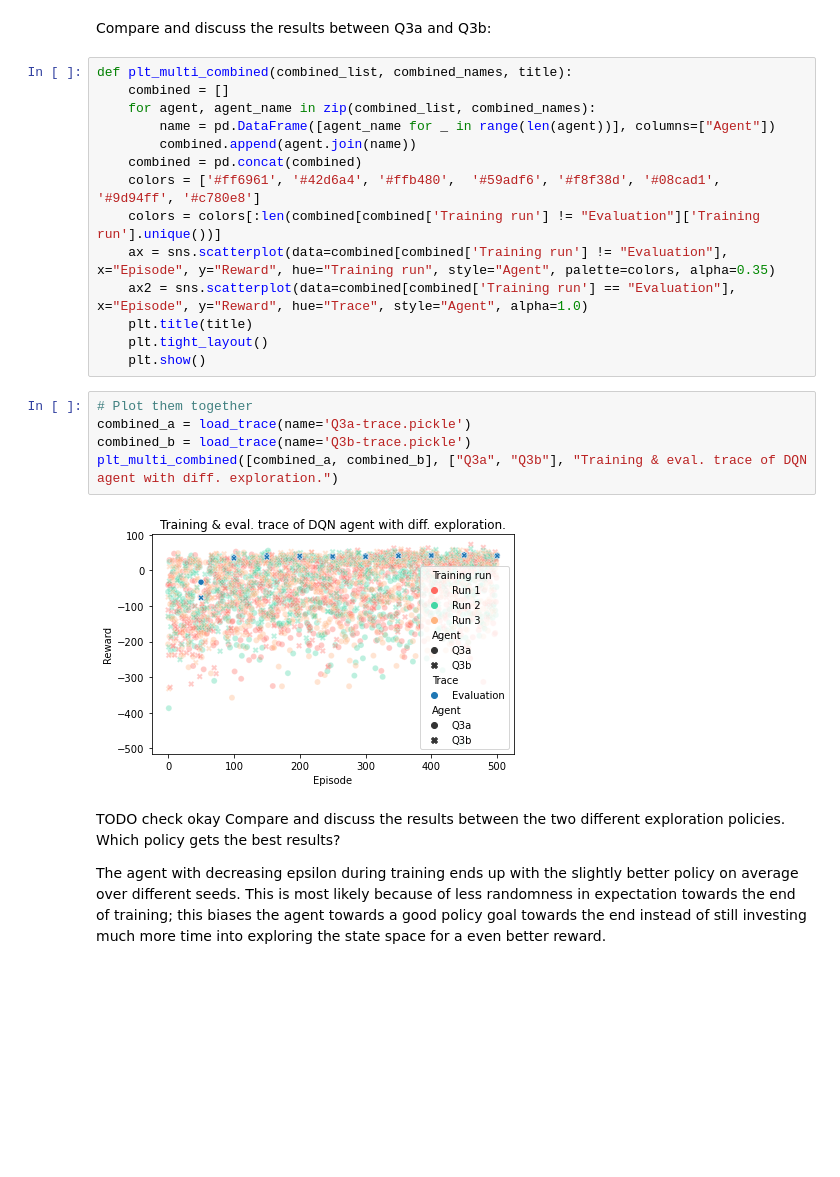
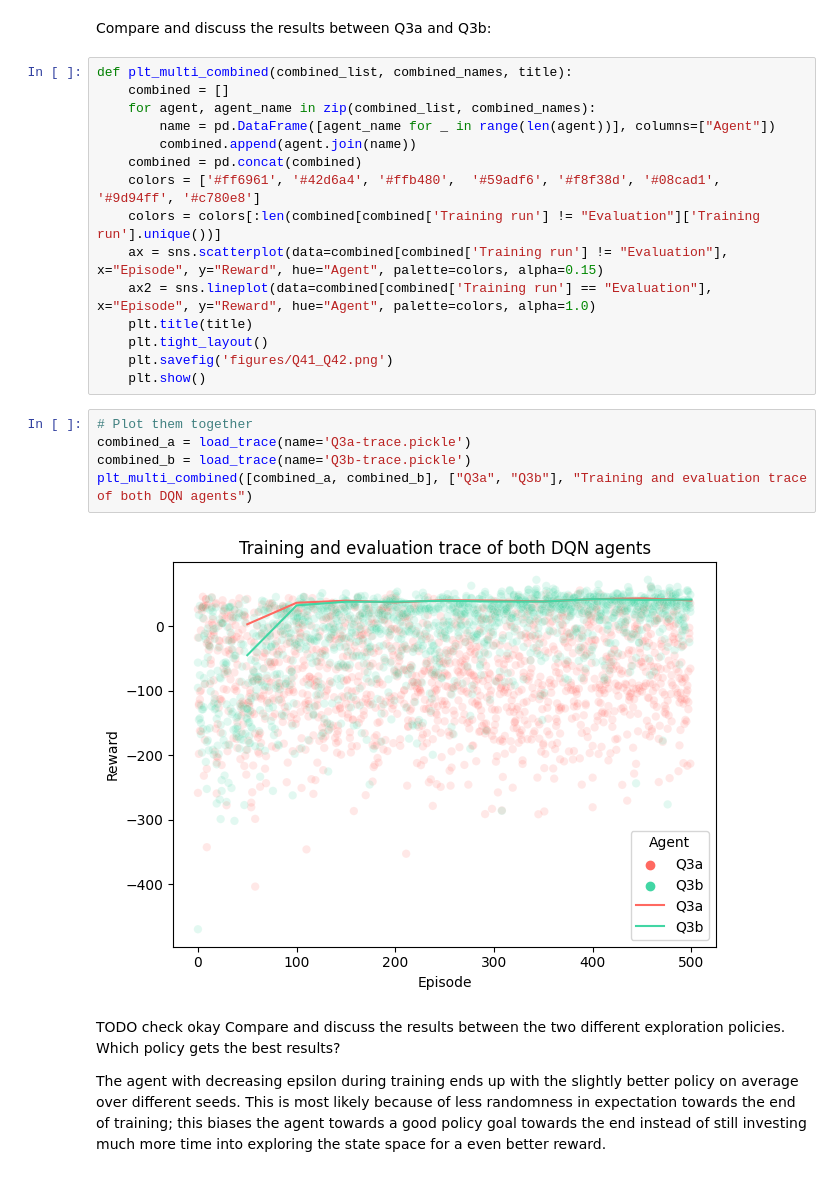
Before and after one commit to Toroto006/ANN-RL-project-DQN, a Jupyter notebook: allQuestions.ipynb, the cells around one changed output. Saved outputs shown, nothing was run; the diff lists cells and outputs as text; blank space fills up the shorter version.

```diff
--- a/allQuestions.ipynb
+++ b/allQuestions.ipynb
@@ -911,18 +911,19 @@ def plt_multi_combined(combined_list, combined_names, title):
     combined = pd.concat(combined)
     colors = ['#ff6961', '#42d6a4', '#ffb480',  '#59adf6', '#f8f38d', '#08cad1', '#9d94ff', '#c780e8']
     colors = colors[:len(combined[combined['Training run'] != "Evaluation"]['Training run'].unique())]
-    ax = sns.scatterplot(data=combined[combined['Training run'] != "Evaluation"], x="Episode", y="Reward", hue="Training run", style="Agent", palette=colors, alpha=0.35)
-    ax2 = sns.scatterplot(data=combined[combined['Training run'] == "Evaluation"], x="Episode", y="Reward", hue="Trace", style="Agent", alpha=1.0)
+    ax = sns.scatterplot(data=combined[combined['Training run'] != "Evaluation"], x="Episode", y="Reward", hue="Agent", palette=colors, alpha=0.15)
+    ax2 = sns.lineplot(data=combined[combined['Training run'] == "Evaluation"], x="Episode", y="Reward", hue="Agent", palette=colors, alpha=1.0)
     plt.title(title)
     plt.tight_layout()
+    plt.savefig('figures/Q41_Q42.png')
     plt.show()
 # %%
 # Plot them together
 combined_a = load_trace(name='Q3a-trace.pickle')
 combined_b = load_trace(name='Q3b-trace.pickle')
-plt_multi_combined([combined_a, combined_b], ["Q3a", "Q3b"], "Training & eval. trace of DQN agent with diff. exploration.")
+plt_multi_combined([combined_a, combined_b], ["Q3a", "Q3b"], "Training and evaluation trace of both DQN agents")
 # %% [output]
-[figure, old version]
+[figure, new version]
 # %% [markdown]
 TODO check okay
 Compare and discuss the results between the two different exploration policies. Which policy gets the best results?
```
Also changed, not shown: parts of 1 cell of this notebook, 5 other files.
